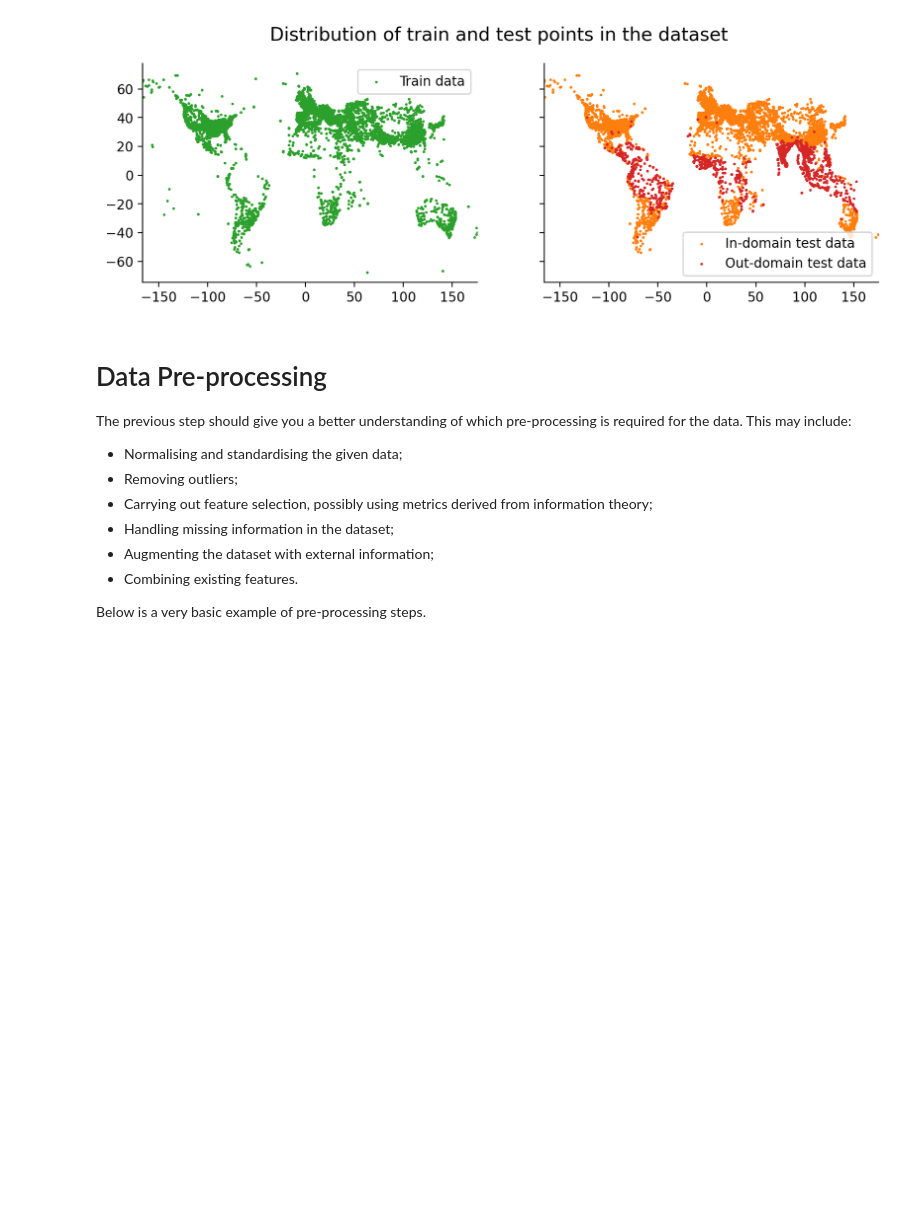
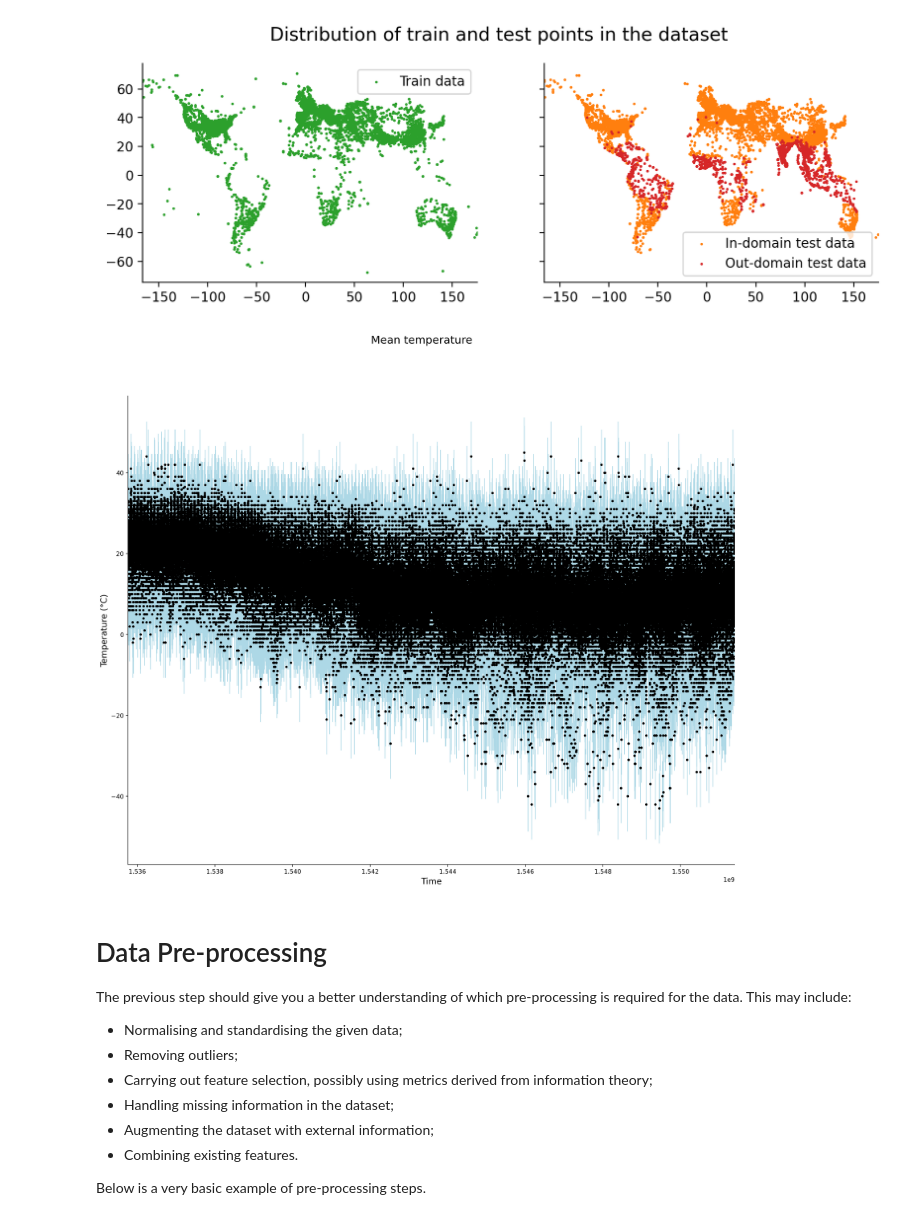
Before and after one commit to TemptingTaco12/aml, a Jupyter notebook: challenge1/challenge1_notebook.ipynb, the cells around one changed output. Drawn from its saved outputs; the diff is of its cells as text; code cells hidden in the pictures; blank space fills up the shorter version.

```diff
--- a/challenge1/challenge1_notebook.ipynb
+++ b/challenge1/challenge1_notebook.ipynb
@@ -71,6 +71,20 @@ fig.suptitle('Distribution of train and test points in the dataset', y=1.01, fon
 plt.show()
 # %% [output]
 [figure]
+# %%
+#Visualising the mean temperature at different times
+mean_temps = df.groupby(df.fact_time).mean()
+
+plt.rcParams['figure.figsize'] = [18, 14]
+
+plt.xlabel('Time', fontsize=14)
+plt.ylabel('Temperature (°C)', fontsize=14)
+plt.errorbar(mean_temps.index, mean_temps.fact_temperature, yerr=mean_temps.fact_temperature.std(),
+             fmt='.', color='black', ecolor='lightblue', elinewidth=1)
+plt.suptitle('Mean temperature', fontsize=18)
+plt.show()
+# %% [output]
+[figure, added]
 # %% [markdown]
 
 # Data Pre-processing
```
Also changed, not shown: parts of 12 cells of this notebook.
